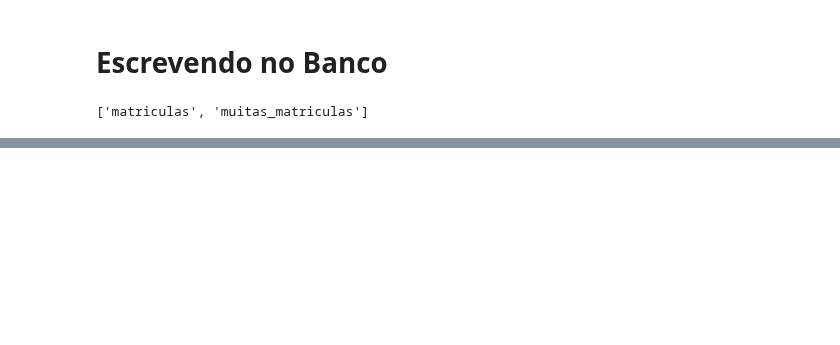
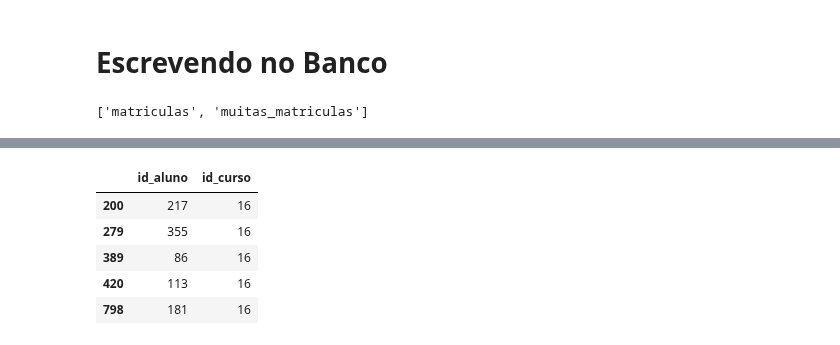
Before and after one commit to robcarv/Data_science_alura, a Jupyter notebook: Pandas_IO.ipynb, the cells around one changed output, grey strips where cells are left out. Cells and saved outputs as stored; diff of their text form; code cells hidden in the pictures; blank space fills up the shorter version.

```diff
--- a/Pandas_IO.ipynb
+++ b/Pandas_IO.ipynb
@@ -606,0 +665,9 @@ print(engine.table_names())
+# %%
+proxima_turma
+# %% [output]
+|  | id_aluno | id_curso |
+| 200 | 217 | 16 |
+| 279 | 355 | 16 |
+| 389 | 86 | 16 |
+| 420 | 113 | 16 |
+| 798 | 181 | 16 |
```
Also changed, not shown: parts of 33 cells of this notebook.
